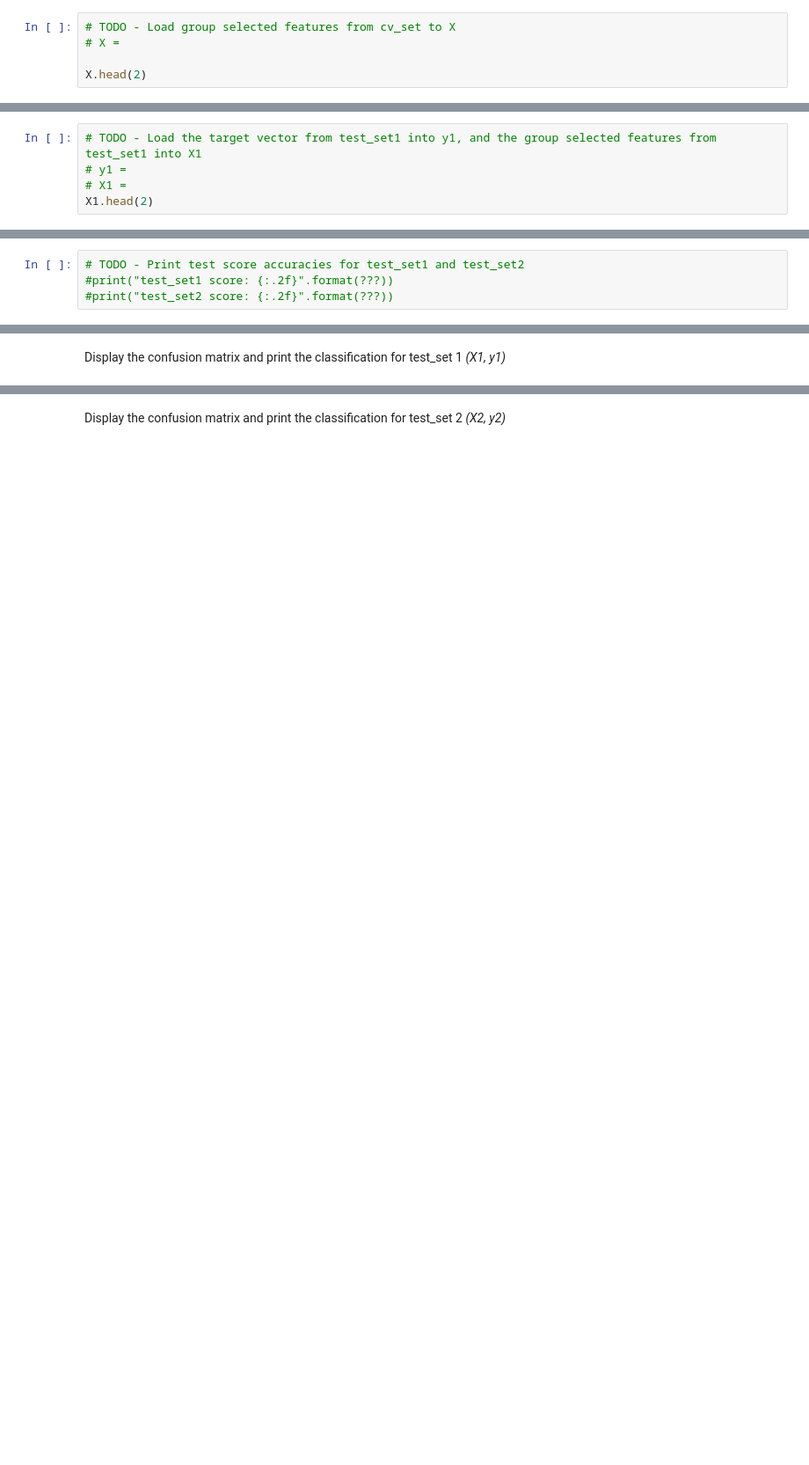
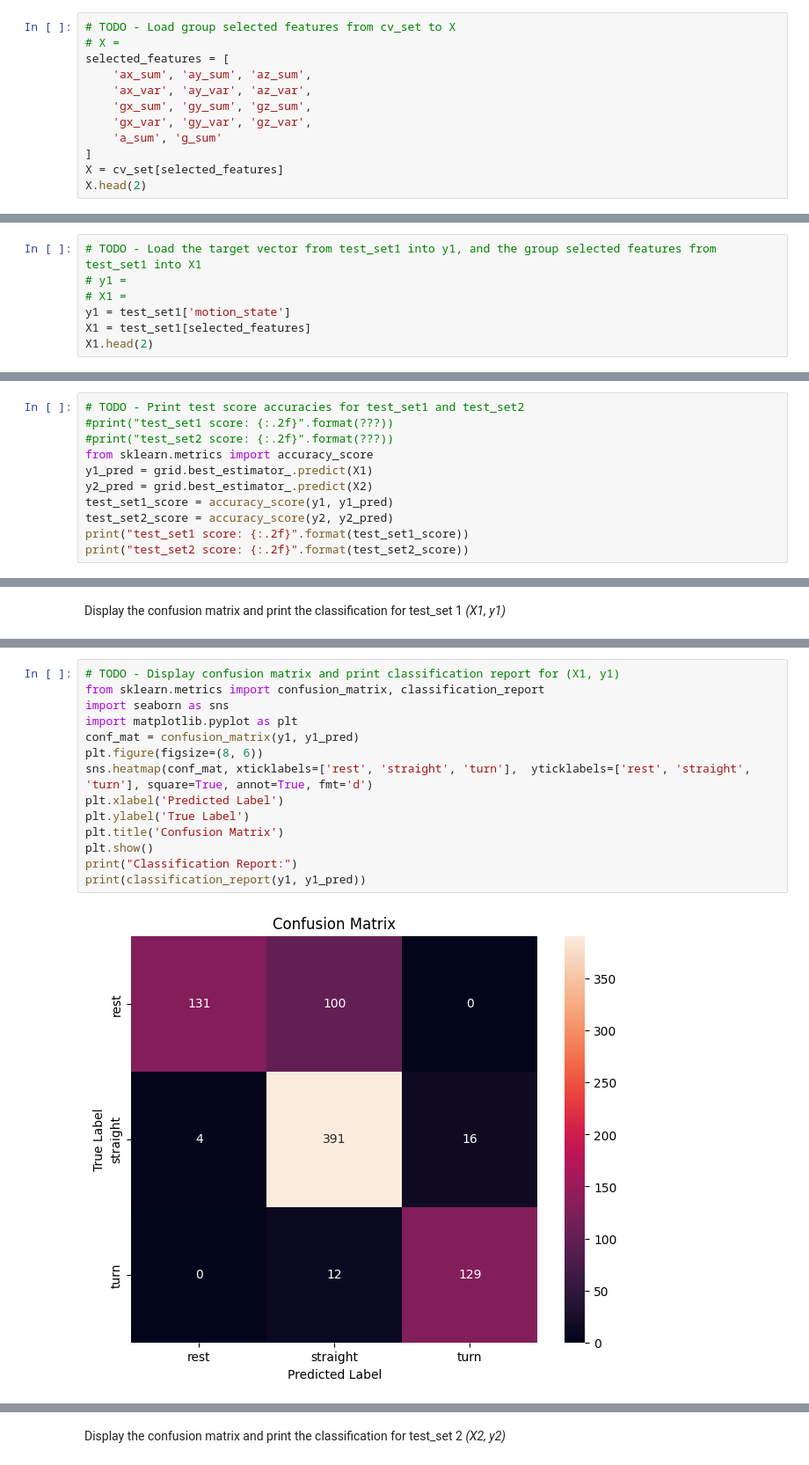
Before and after one commit to JiagengMi/engg680_2024_fall, a Jupyter notebook: Lab_Assignment4/ML_Application.ipynb, the cells around one changed output, grey strips where cells are left out. Shown: that part at 88% size. Cells and saved outputs as stored; diff of their text form; blank space fills up the shorter version.

```diff
--- a/Lab_Assignment4/ML_Application.ipynb
+++ b/Lab_Assignment4/ML_Application.ipynb
@@ -585,5 +532,12 @@ ___
 # %%
 # TODO - Load group selected features from cv_set to X
 # X =
-
+selected_features = [
+    'ax_sum', 'ay_sum', 'az_sum',
+    'ax_var', 'ay_var', 'az_var',
+    'gx_sum', 'gy_sum', 'gz_sum',
+    'gx_var', 'gy_var', 'gz_var',
+    'a_sum', 'g_sum'
+]
+X = cv_set[selected_features]
 X.head(2)
@@ -634,4 +664,6 @@ Seperate the testsets into group selected features and target vectors *(X1, y1)*
 # TODO - Load the target vector from test_set1 into y1, and the group selected features from test_set1 into X1
 # y1 =
 # X1 =
+y1 = test_set1['motion_state']
+X1 = test_set1[selected_features]
 X1.head(2)
@@ -650,3 +692,10 @@ For each test dataset, print the test set accuracy score.
 # TODO - Print test score accuracies for test_set1 and test_set2
 #print("test_set1 score: {:.2f}".format(???))
 #print("test_set2 score: {:.2f}".format(???))
+from sklearn.metrics import accuracy_score
+y1_pred = grid.best_estimator_.predict(X1)
+y2_pred = grid.best_estimator_.predict(X2)
+test_set1_score = accuracy_score(y1, y1_pred)
+test_set2_score = accuracy_score(y2, y2_pred)
+print("test_set1 score: {:.2f}".format(test_set1_score))
+print("test_set2 score: {:.2f}".format(test_set2_score))
@@ -656,0 +707,16 @@ Display the confusion matrix and print the classification for test_set 1 *(X1, y
+# %%
+# TODO - Display confusion matrix and print classification report for (X1, y1)
+from sklearn.metrics import confusion_matrix, classification_report
+import seaborn as sns
+import matplotlib.pyplot as plt
+conf_mat = confusion_matrix(y1, y1_pred)
+plt.figure(figsize=(8, 6))
+sns.heatmap(conf_mat, xticklabels=['rest', 'straight', 'turn'],  yticklabels=['rest', 'straight', 'turn'], square=True, annot=True, fmt='d')
+plt.xlabel('Predicted Label')
+plt.ylabel('True Label')
+plt.title('Confusion Matrix')
+plt.show()
+print("Classification Report:")
+print(classification_report(y1, y1_pred))
+# %% [output]
+[figure, added]
```
Also changed, not shown: parts of 27 cells of this notebook.
